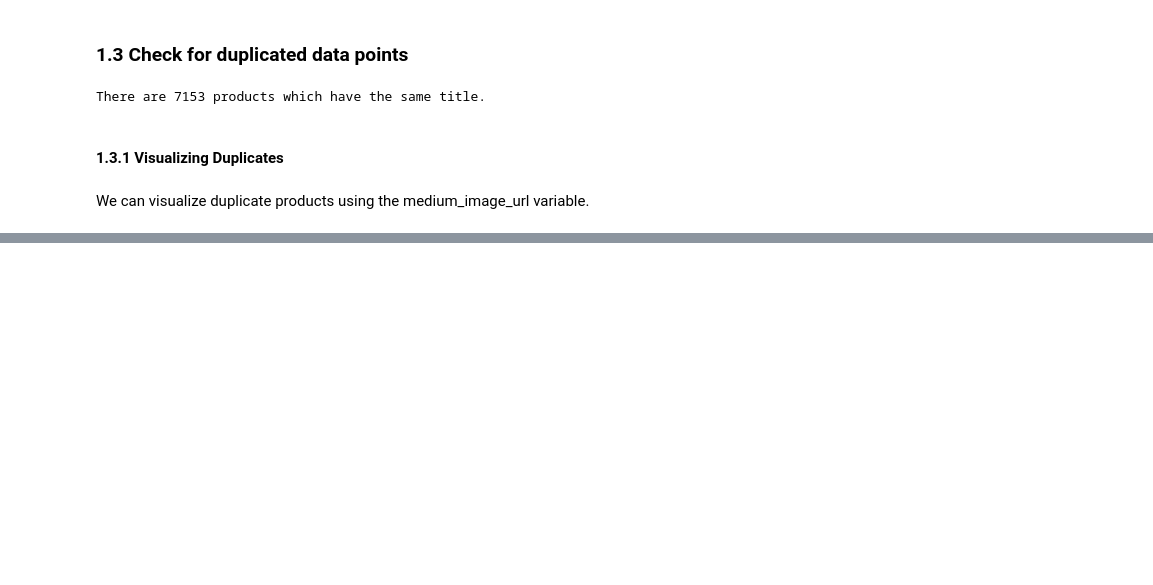
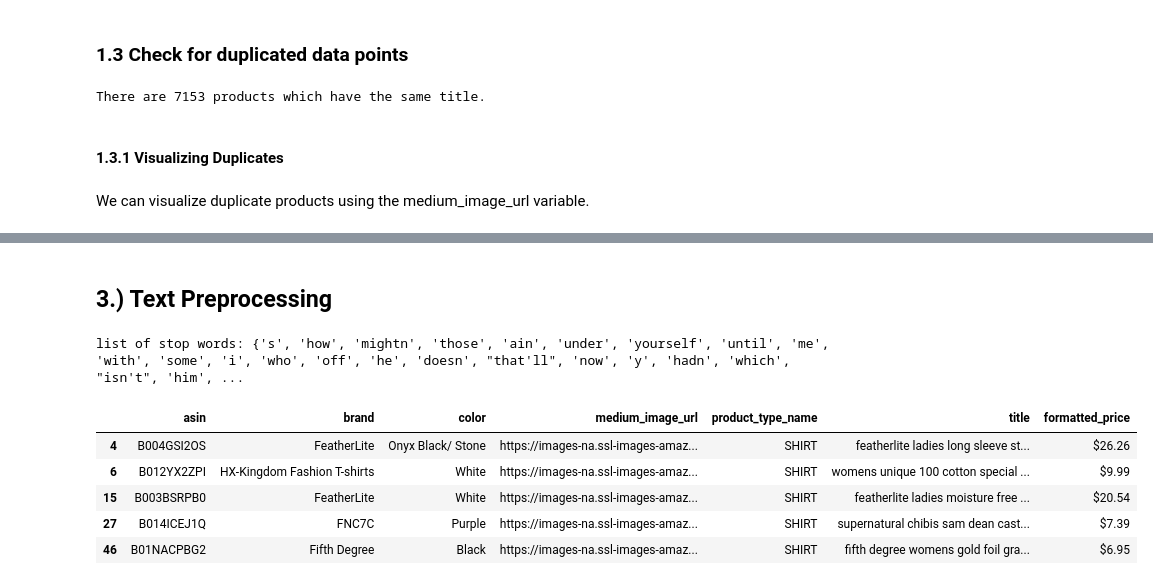
Before and after one commit to 1byte-yoda/ML-Personal-Projects, a Jupyter notebook: e-commerce-recommender-system/E_commerce_Recommender_System.ipynb, the cells around one changed output, grey strips where cells are left out. Drawn from its saved outputs; the diff is of its cells as text; code cells hidden in the pictures; blank space fills up the shorter version.

```diff
--- a/e-commerce-recommender-system/E_commerce_Recommender_System.ipynb
+++ b/e-commerce-recommender-system/E_commerce_Recommender_System.ipynb
@@ -279,0 +424,33 @@ In the real world, let's say *Person A is Browsing Product X (color blue)*, it i
+# %%
+df = pd.read_pickle(os.path.join(DATA_DIR, '16k_reduced_data'))
+# %% [markdown]
+## 3.) Text Preprocessing
+# %%
+stop_words = set(stopwords.words('english'))
+print ('list of stop words:', stop_words)
+
+def nlp_preprocessing(total_text):
+    if type(total_text) is not int:
+        string = ""
+        for words in total_text.split():
+            # remove the special chars in review like '"#$@!%^&*()_+-~?>< etc.
+            word = ("".join(e for e in words if e.isalnum()))
+            # Conver all letters to lower-case
+            word = word.lower()
+            # stop-word removal
+            if not word in stop_words:
+                string += word + " "
+        return string
+# %% [output]
+list of stop words: {'s', 'how', 'mightn', 'those', 'ain', 'under', 'yourself', 'until', 'me', 'with', 'some', 'i', 'who', 'off', 'he', 'doesn', "that'll", 'now', 'y', 'hadn', 'which', "isn't", 'him', ...
+# %%
+df["title"] = df["title"].apply(nlp_preprocessing)
+# %%
+df.head()
+# %% [output]
+|  | asin | brand | color | medium_image_url | product_type_name | title | formatted_price |
+| 4 | B004GSI2OS | FeatherLite | Onyx Black/ Stone | https://images-na.ssl-images-amaz... | SHIRT | featherlite ladies long sleeve st... | $26.26 |
+| 6 | B012YX2ZPI | HX-Kingdom Fashion T-shirts | White | https://images-na.ssl-images-amaz... | SHIRT | womens unique 100 cotton special ... | $9.99 |
+| 15 | B003BSRPB0 | FeatherLite | White | https://images-na.ssl-images-amaz... | SHIRT | featherlite ladies moisture free ... | $20.54 |
+| 27 | B014ICEJ1Q | FNC7C | Purple | https://images-na.ssl-images-amaz... | SHIRT | supernatural chibis sam dean cast... | $7.39 |
+| 46 | B01NACPBG2 | Fifth Degree | Black | https://images-na.ssl-images-amaz... | SHIRT | fifth degree womens gold foil gra... | $6.95 |
```
Also changed, not shown: parts of 29 cells of this notebook.
